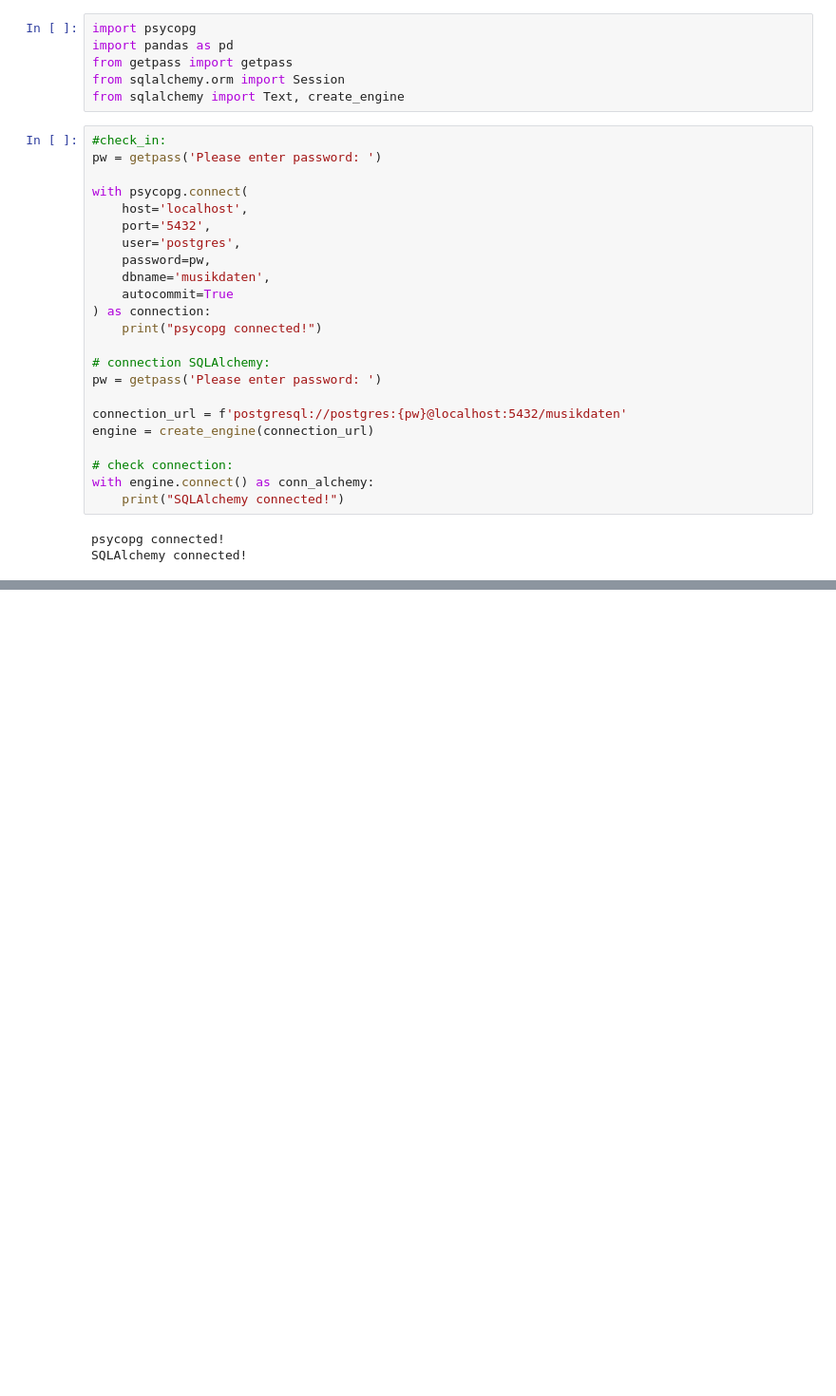
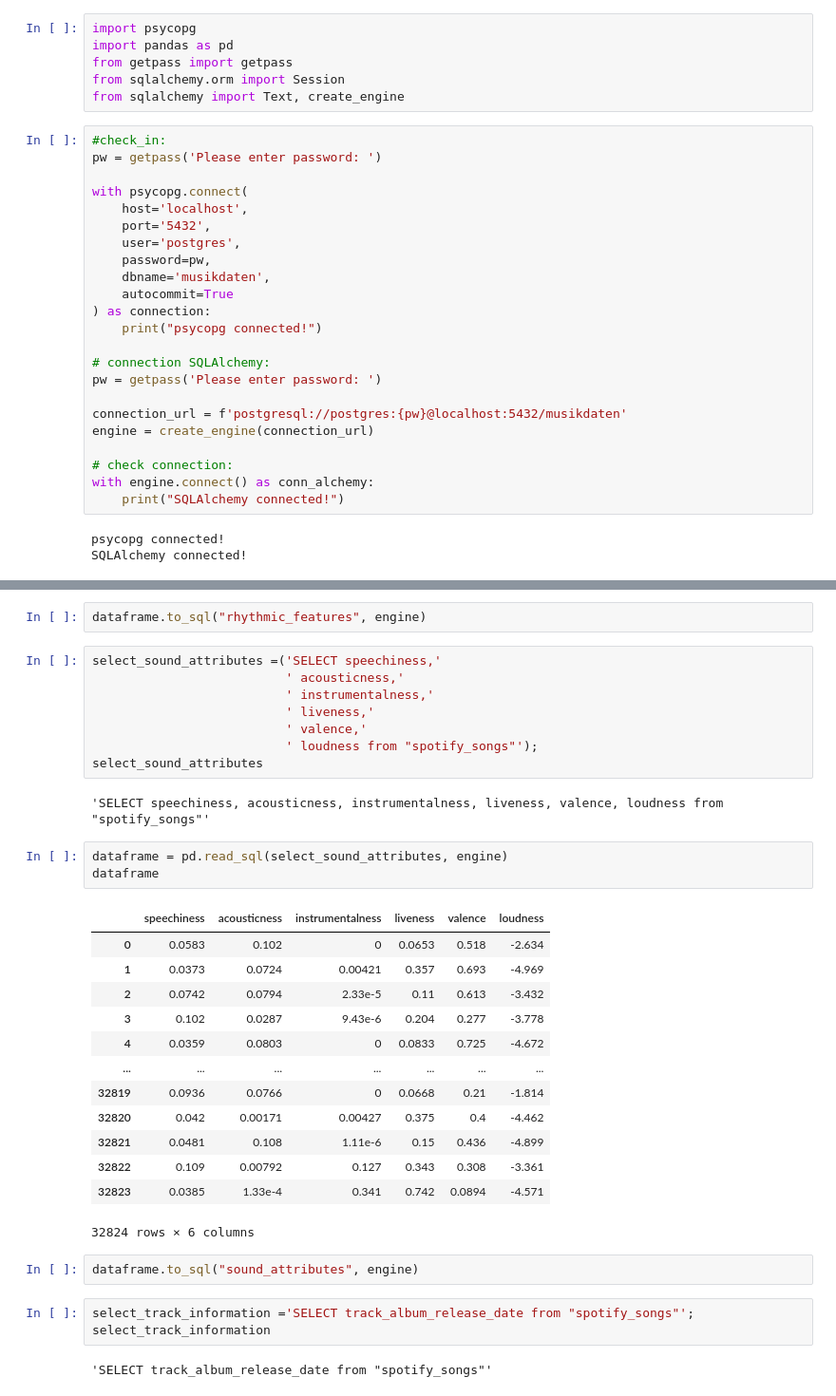
Before and after one commit to Doriandevs86/Projektwoche_SQL, a Jupyter notebook: src/database/How_to_connect_&_from_xls_to_pandas_to_sql.ipynb, the cells around one changed output, grey strips where cells are left out. Shown at 95% size. Cells and saved outputs as stored; diff of their text form; blank space fills up the shorter version.

```diff
--- a/src/database/How_to_connect_&_from_xls_to_pandas_to_sql.ipynb
+++ b/src/database/How_to_connect_&_from_xls_to_pandas_to_sql.ipynb
@@ -78,0 +149,36 @@ dataframe.to_sql("Tracks", engine)
+# %%
+dataframe.to_sql("rhythmic_features", engine)
+# %%
+select_sound_attributes =('SELECT speechiness,'
+                          ' acousticness,'
+                          ' instrumentalness,'
+                          ' liveness,'
+                          ' valence,'
+                          ' loudness from "spotify_songs"');
+select_sound_attributes
+# %% [output]
+'SELECT speechiness, acousticness, instrumentalness, liveness, valence, loudness from "spotify_songs"'
+# %%
+dataframe = pd.read_sql(select_sound_attributes, engine)
+dataframe
+# %% [output]
+|  | speechiness | acousticness | instrumentalness | liveness | valence | loudness |
+| 0 | 0.0583 | 0.102 | 0 | 0.0653 | 0.518 | -2.634 |
+| 1 | 0.0373 | 0.0724 | 0.00421 | 0.357 | 0.693 | -4.969 |
+| 2 | 0.0742 | 0.0794 | 2.33e-5 | 0.11 | 0.613 | -3.432 |
+| 3 | 0.102 | 0.0287 | 9.43e-6 | 0.204 | 0.277 | -3.778 |
+| 4 | 0.0359 | 0.0803 | 0 | 0.0833 | 0.725 | -4.672 |
+| ... | ... | ... | ... | ... | ... | ... |
+| 32819 | 0.0936 | 0.0766 | 0 | 0.0668 | 0.21 | -1.814 |
+| 32820 | 0.042 | 0.00171 | 0.00427 | 0.375 | 0.4 | -4.462 |
+| 32821 | 0.0481 | 0.108 | 1.11e-6 | 0.15 | 0.436 | -4.899 |
+| 32822 | 0.109 | 0.00792 | 0.127 | 0.343 | 0.308 | -3.361 |
+| 32823 | 0.0385 | 1.33e-4 | 0.341 | 0.742 | 0.0894 | -4.571 |
+32824 rows × 6 columns
+# %%
+dataframe.to_sql("sound_attributes", engine)
+# %%
+select_track_information ='SELECT track_album_release_date from "spotify_songs"';
+select_track_information
+# %% [output]
+'SELECT track_album_release_date from "spotify_songs"'
```
Also changed, not shown: parts of 26 cells of this notebook, 1 other file.
